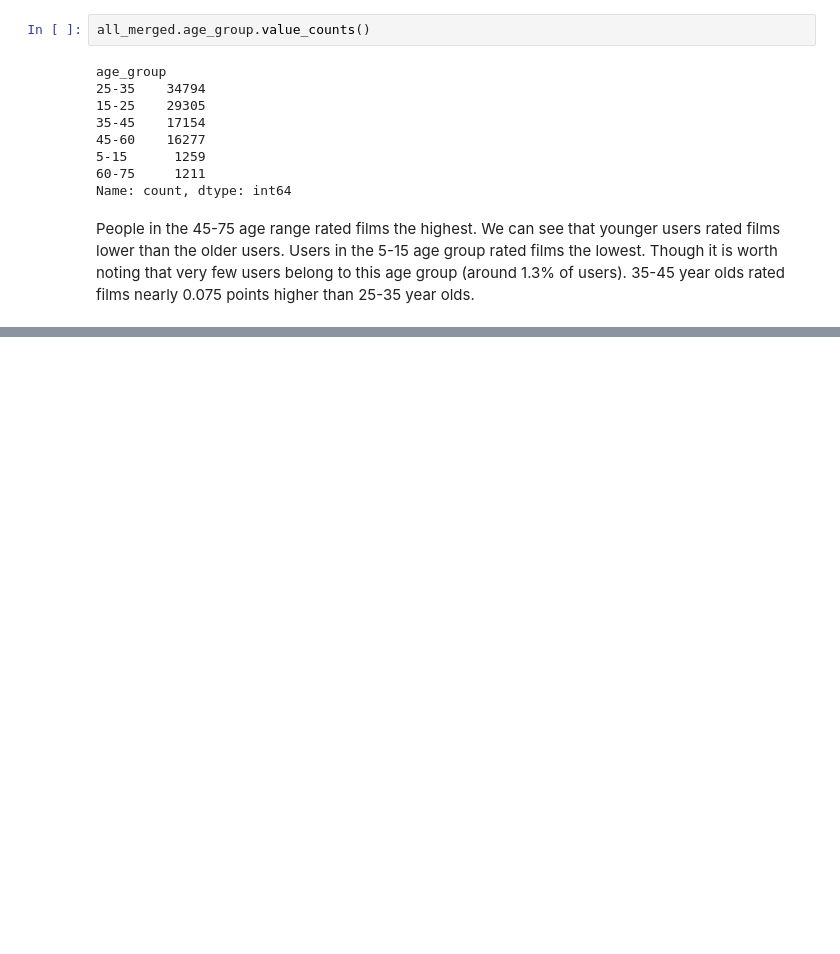
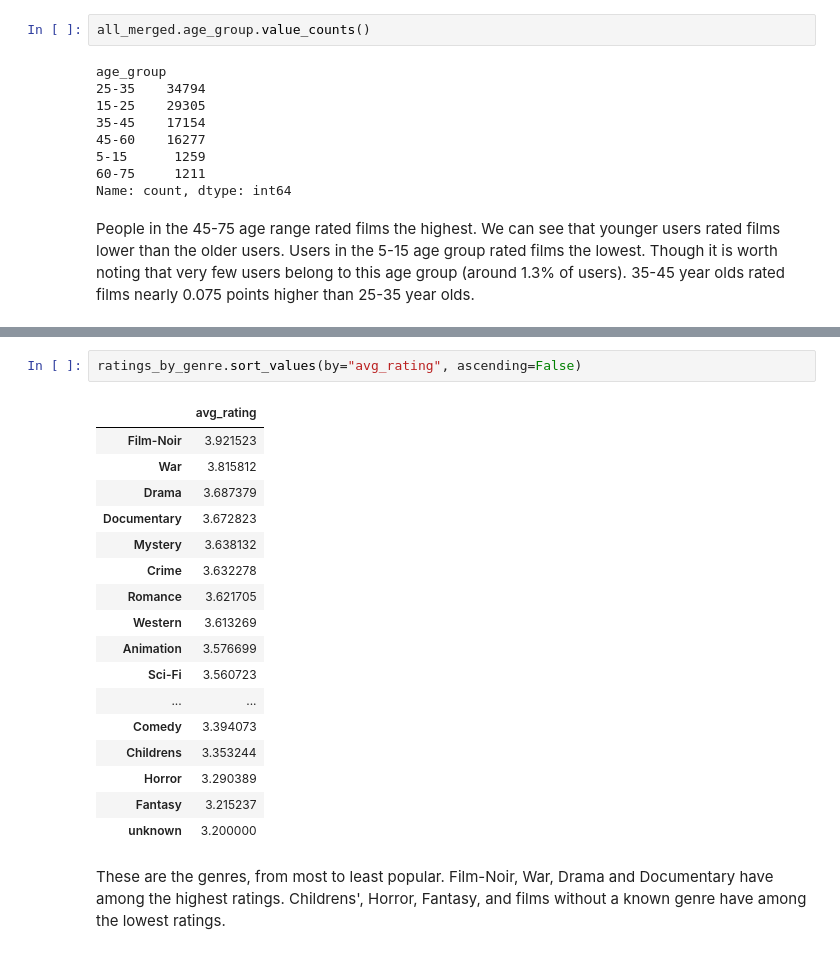
Before and after one commit to sara-shinde/MovieLens_100K_dataset_eda, a Jupyter notebook: notebooks/analysis_1.ipynb, the cells around one changed output, grey strips where cells are left out. Drawn from its saved outputs; the diff is of its cells as text; blank space fills up the shorter version.

```diff
--- a/notebooks/analysis_1.ipynb
+++ b/notebooks/analysis_1.ipynb
@@ -740,0 +1068,22 @@ People in the 45-75 age range rated films the highest. We can see that younger u
+# %%
+ratings_by_genre.sort_values(by="avg_rating", ascending=False)
+# %% [output]
+|  | avg_rating |
+| Film-Noir | 3.921523 |
+| War | 3.815812 |
+| Drama | 3.687379 |
+| Documentary | 3.672823 |
+| Mystery | 3.638132 |
+| Crime | 3.632278 |
+| Romance | 3.621705 |
+| Western | 3.613269 |
+| Animation | 3.576699 |
+| Sci-Fi | 3.560723 |
+| ... | ... |
+| Comedy | 3.394073 |
+| Childrens | 3.353244 |
+| Horror | 3.290389 |
+| Fantasy | 3.215237 |
+| unknown | 3.200000 |
+# %% [markdown]
+These are the genres, from most to least popular. Film-Noir, War, Drama and Documentary have among the highest ratings. Childrens', Horror, Fantasy, and films without a known genre have among the lowest ratings.
```
Also changed, not shown: parts of 48 cells of this notebook.
